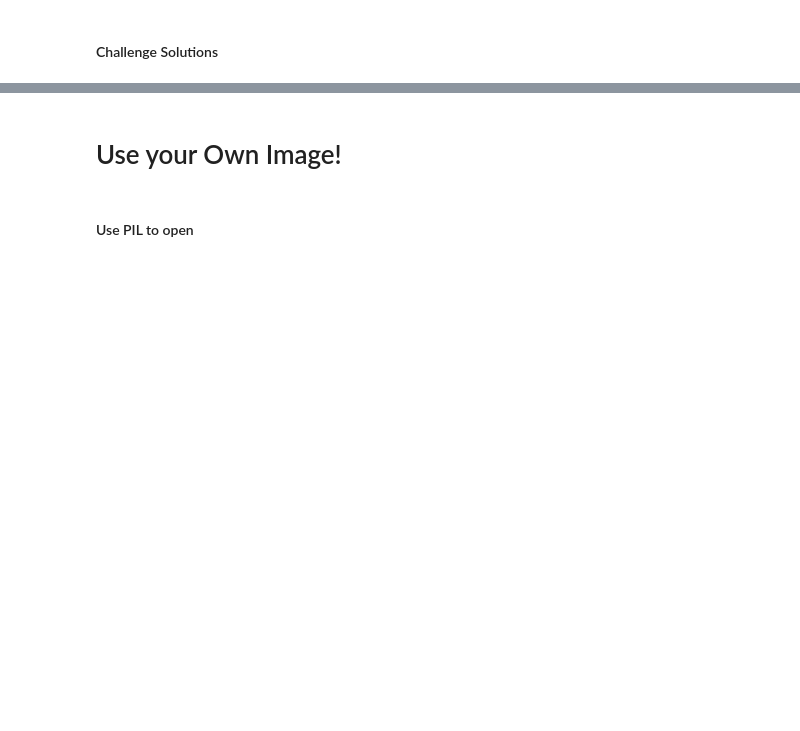
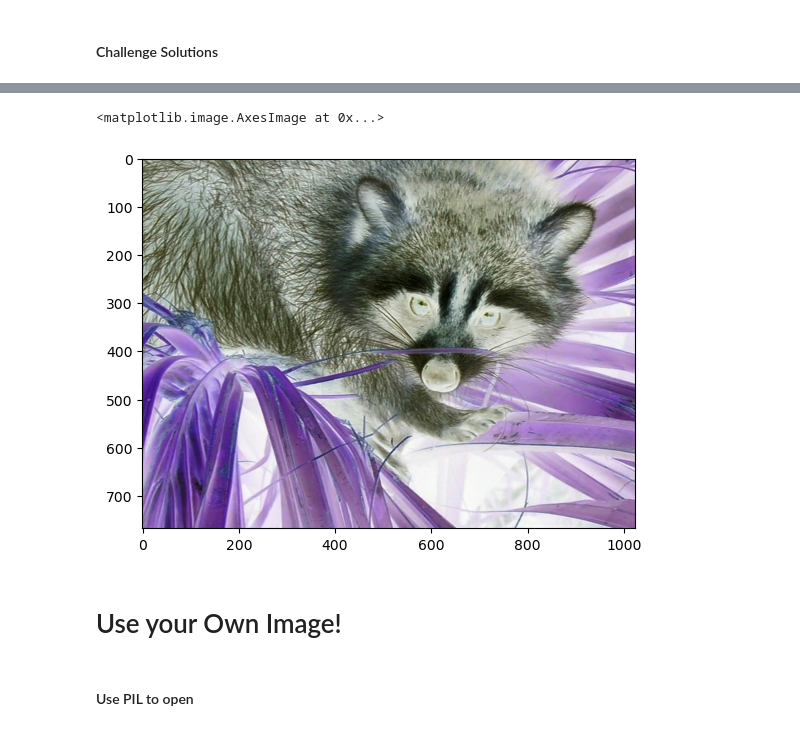
Before and after one commit to ArieKnoester/numpy-intro-jupyter-notebook, a Jupyter notebook: Computation_with_NumPy_and_N_Dimensional_Arrays.ipynb, the cells around one changed output, grey strips where cells are left out. Saved outputs shown, nothing was run; the diff lists cells and outputs as text; code cells hidden in the pictures; blank space fills up the shorter version.

```diff
--- a/Computation_with_NumPy_and_N_Dimensional_Arrays.ipynb
+++ b/Computation_with_NumPy_and_N_Dimensional_Arrays.ipynb
@@ -419,3 +433,9 @@ plt.imshow(grey_img, cmap='grey')
+# %%
+solarized_img = 255 - img
+plt.imshow(solarized_img)
+# %% [output]
+<matplotlib.image.AxesImage at 0x...>
+[figure, added]
 # %% [markdown]
 # Use your Own Image!
 # %%
```
Also changed, not shown: parts of 8 cells of this notebook.
